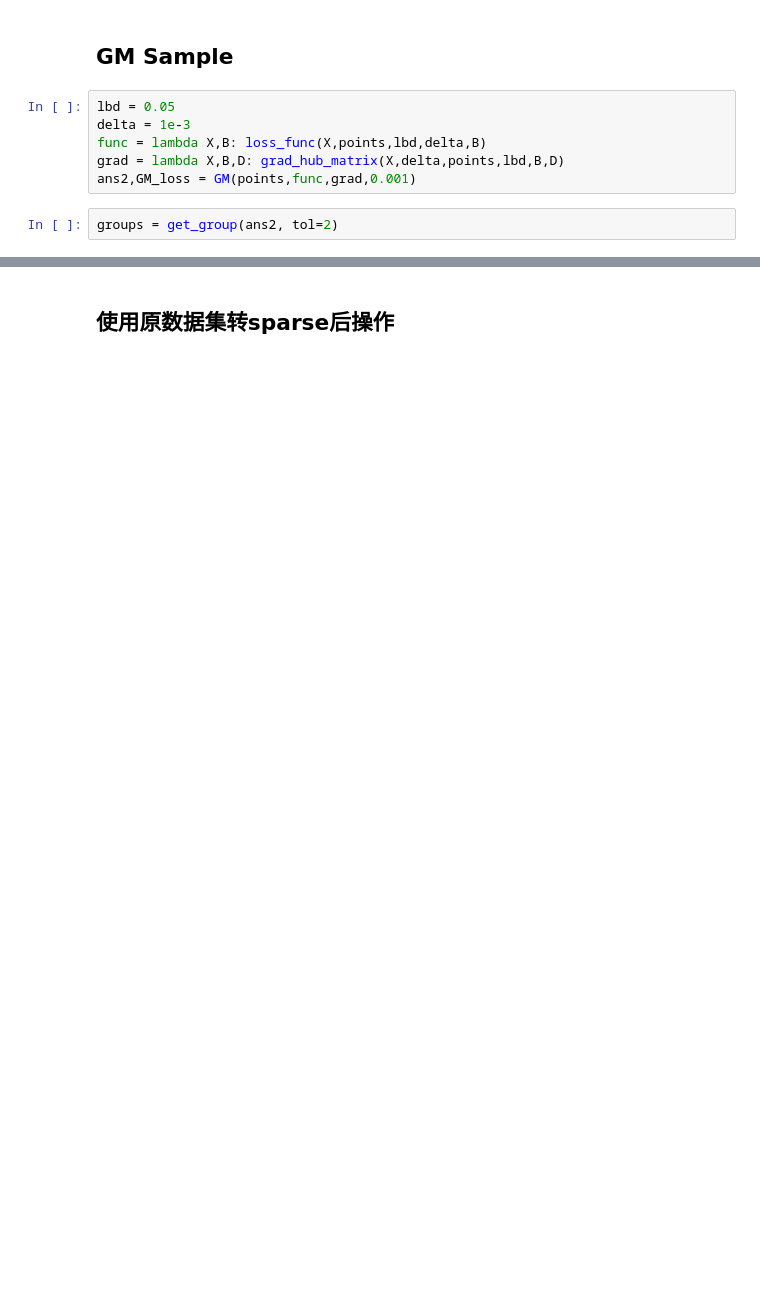
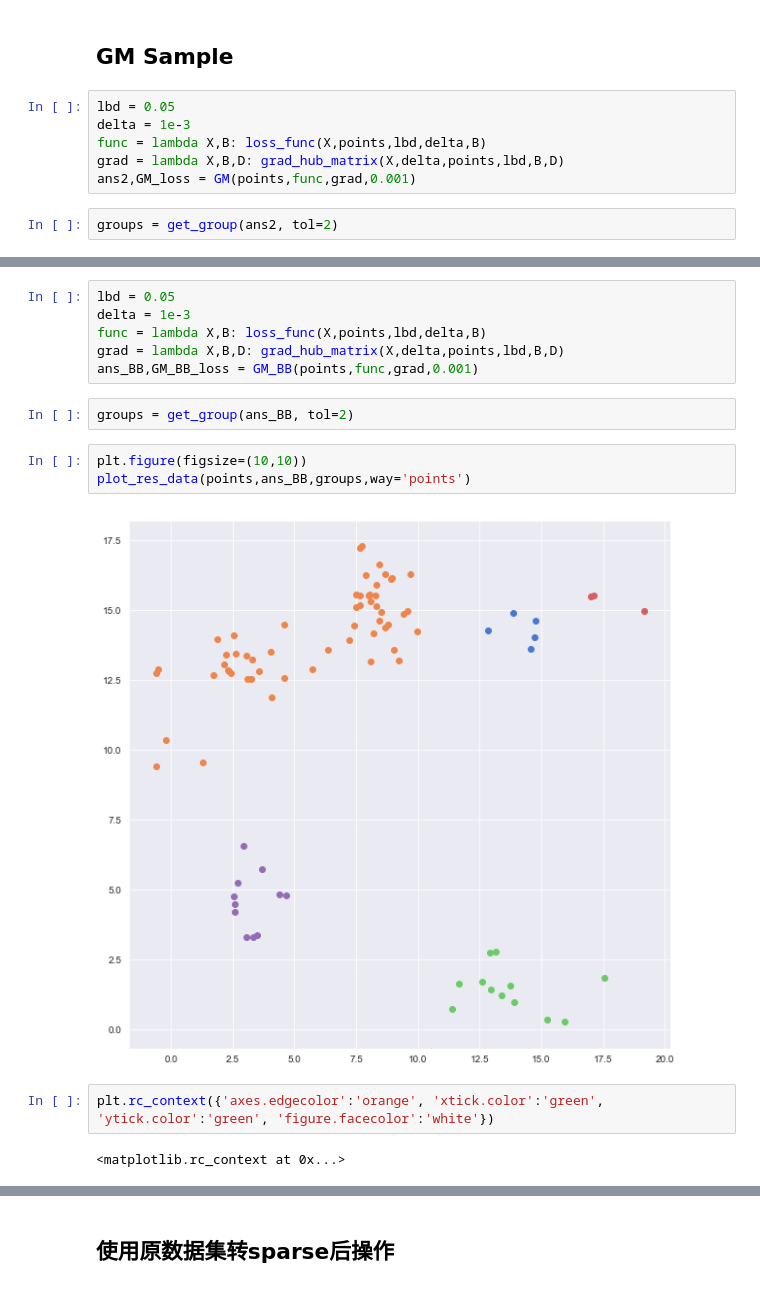
Before and after one commit to QSCTech-Sange/Optimization_Project, a Jupyter notebook: optimize.ipynb, the cells around one changed output, grey strips where cells are left out. Drawn from its saved outputs; the diff is of its cells as text; blank space fills up the shorter version.

```diff
--- a/optimize.ipynb
+++ b/optimize.ipynb
@@ -80,0 +90,17 @@ plt.plot(np.log(GM_loss))
+# %%
+lbd = 0.05
+delta = 1e-3
+func = lambda X,B: loss_func(X,points,lbd,delta,B)
+grad = lambda X,B,D: grad_hub_matrix(X,delta,points,lbd,B,D)
+ans_BB,GM_BB_loss = GM_BB(points,func,grad,0.001)
+# %%
+groups = get_group(ans_BB, tol=2)
+# %%
+plt.figure(figsize=(10,10))
+plot_res_data(points,ans_BB,groups,way='points')
+# %% [output]
+[figure, added]
+# %%
+plt.rc_context({'axes.edgecolor':'orange', 'xtick.color':'green', 'ytick.color':'green', 'figure.facecolor':'white'})
+# %% [output]
+<matplotlib.rc_context at 0x...>
```
Also changed, not shown: parts of 12 cells of this notebook, 1 other file.
